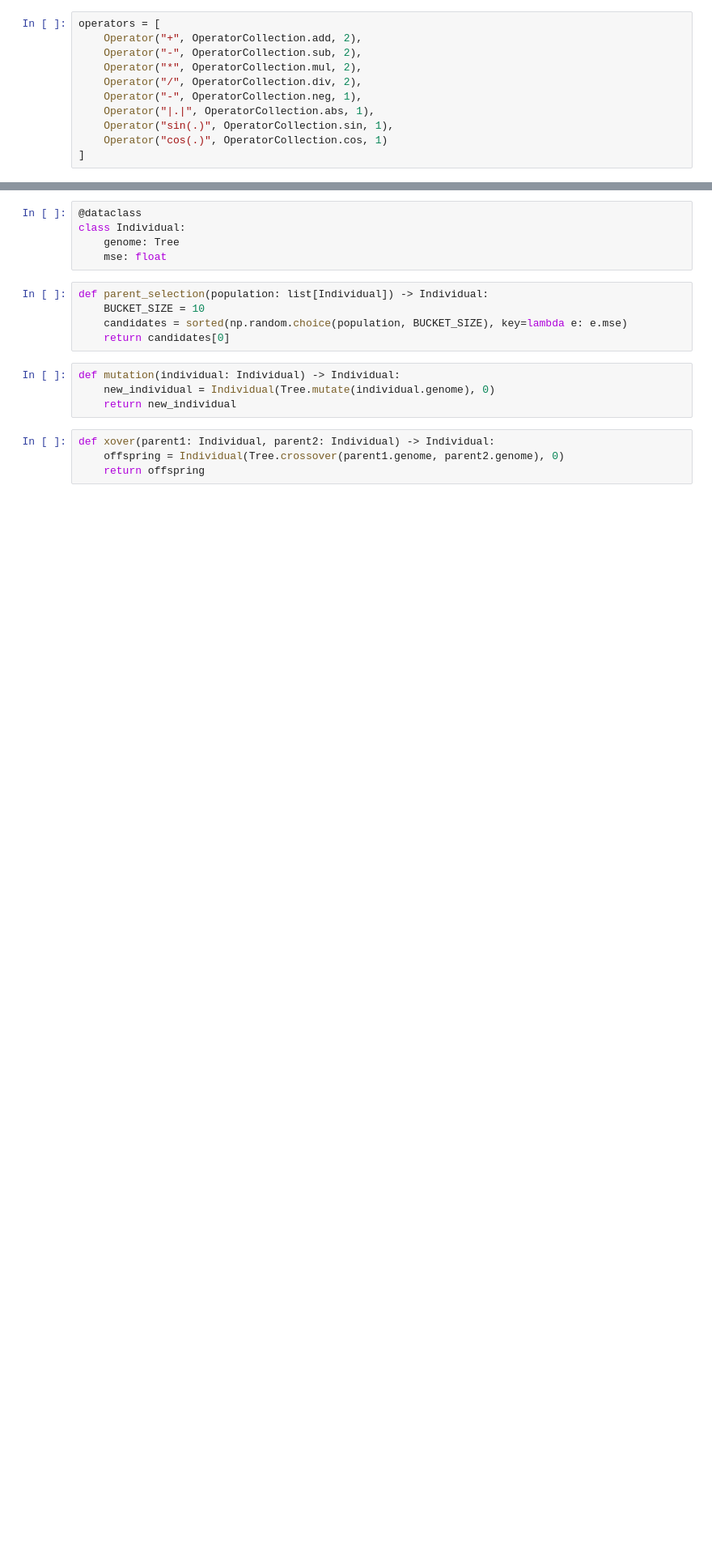
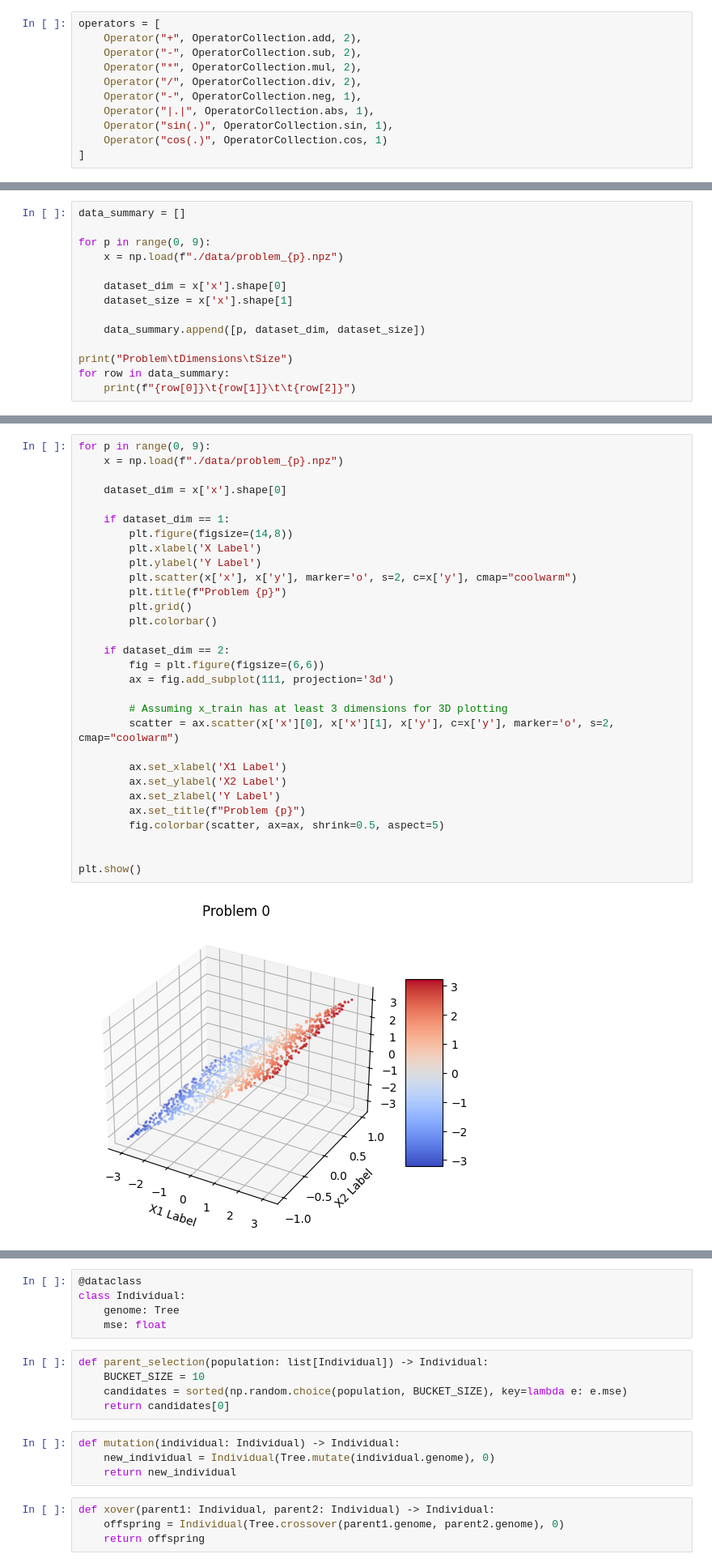
Before and after one commit to MicheleCazzola/project-work, a Jupyter notebook: gp.ipynb, the cells around one changed output, grey strips where cells are left out. Shown at 81% size. Drawn from its saved outputs; the diff is of its cells as text; blank space fills up the shorter version.

```diff
--- a/gp.ipynb
+++ b/gp.ipynb
@@ -197,0 +624,14 @@ constants = [CONSTANTS_RANGE * np.random.uniform(low=-1, high=1, size=1)  for _
+# %%
+data_summary = []
+
+for p in range(0, 9):
+    x = np.load(f"./data/problem_{p}.npz")
+
+    dataset_dim = x['x'].shape[0]
+    dataset_size = x['x'].shape[1]
+
+    data_summary.append([p, dataset_dim, dataset_size])
+
+print("Problem\tDimensions\tSize")
+for row in data_summary:
+    print(f"{row[0]}\t{row[1]}\t\t{row[2]}")
@@ -197,0 +649,32 @@ constants = [CONSTANTS_RANGE * np.random.uniform(low=-1, high=1, size=1)  for _
+# %%
+for p in range(0, 9):
+    x = np.load(f"./data/problem_{p}.npz")
+
+    dataset_dim = x['x'].shape[0]
+
+    if dataset_dim == 1:
+        plt.figure(figsize=(14,8))
+        plt.xlabel('X Label')
+        plt.ylabel('Y Label')
+        plt.scatter(x['x'], x['y'], marker='o', s=2, c=x['y'], cmap="coolwarm")
+        plt.title(f"Problem {p}")
+        plt.grid()
+        plt.colorbar()
+
+    if dataset_dim == 2:
+        fig = plt.figure(figsize=(6,6))
+        ax = fig.add_subplot(111, projection='3d')
+
+        # Assuming x_train has at least 3 dimensions for 3D plotting
+        scatter = ax.scatter(x['x'][0], x['x'][1], x['y'], c=x['y'], marker='o', s=2, cmap="coolwarm")
+
+        ax.set_xlabel('X1 Label')
+        ax.set_ylabel('X2 Label')
+        ax.set_zlabel('Y Label')
+        ax.set_title(f"Problem {p}")
+        fig.colorbar(scatter, ax=ax, shrink=0.5, aspect=5)
+
+
+plt.show()
+# %% [output]
+[figure, added]
```
Also changed, not shown: parts of 29 cells of this notebook, 5 other files.
